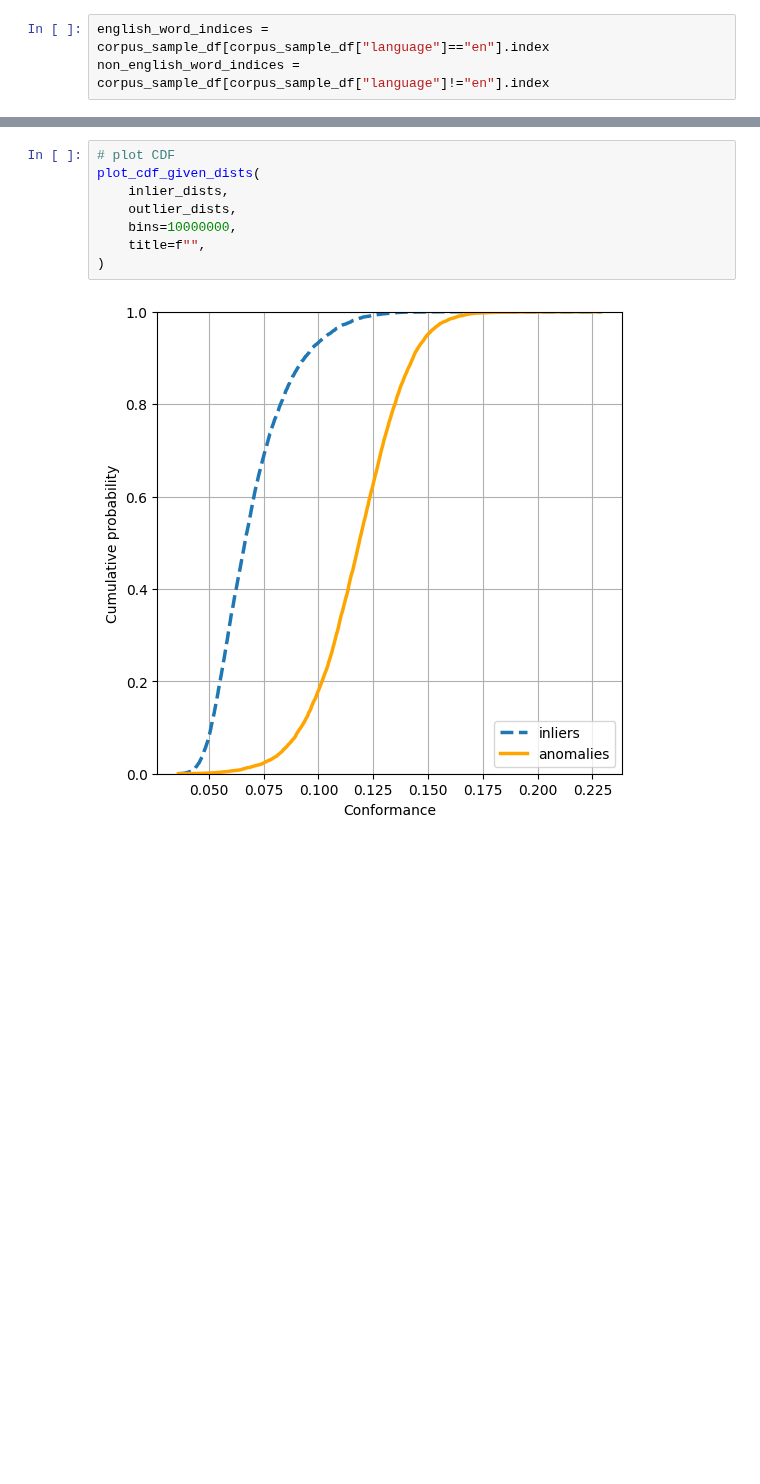
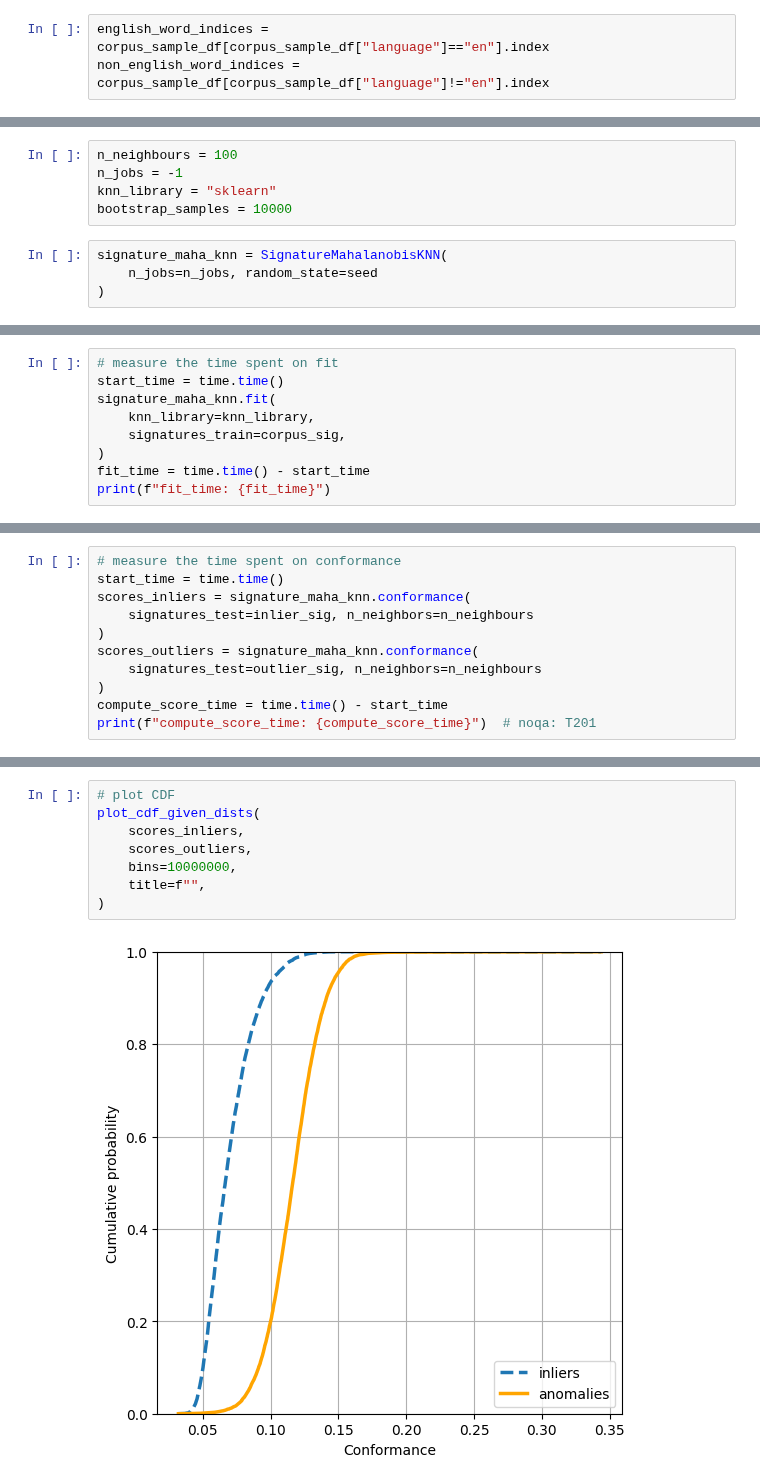
Before and after one commit to datasig-ac-uk/signature_applications, a Jupyter notebook: anomaly_detection_language_dataset/alphabet_analysis.ipynb, the cells around one changed output, grey strips where cells are left out. Saved outputs shown, nothing was run; the diff lists cells and outputs as text; blank space fills up the shorter version.

Commit message:
anomaly detection training and evaluating

```diff
--- a/anomaly_detection_language_dataset/alphabet_analysis.ipynb
+++ b/anomaly_detection_language_dataset/alphabet_analysis.ipynb
@@ -756,0 +668,9 @@ AUC: 0.954 +/- 0.001
+# %%
+n_neighbours = 100
+n_jobs = -1
+knn_library = "sklearn"
+bootstrap_samples = 10000
+# %%
+signature_maha_knn = SignatureMahalanobisKNN(
+    n_jobs=n_jobs, random_state=seed
+)
@@ -756,0 +679,9 @@ AUC: 0.954 +/- 0.001
+# %%
+# measure the time spent on fit
+start_time = time.time()
+signature_maha_knn.fit(
+    knn_library=knn_library,
+    signatures_train=corpus_sig,
+)
+fit_time = time.time() - start_time
+print(f"fit_time: {fit_time}")
@@ -756,0 +692,11 @@ AUC: 0.954 +/- 0.001
+# %%
+# measure the time spent on conformance
+start_time = time.time()
+scores_inliers = signature_maha_knn.conformance(
+    signatures_test=inlier_sig, n_neighbors=n_neighbours
+)
+scores_outliers = signature_maha_knn.conformance(
+    signatures_test=outlier_sig, n_neighbors=n_neighbours
+)
+compute_score_time = time.time() - start_time
+print(f"compute_score_time: {compute_score_time}")  # noqa: T201
@@ -757,10 +733,10 @@ AUC: 0.954 +/- 0.001
 # %%
 # plot CDF
 plot_cdf_given_dists(
-    inlier_dists,
-    outlier_dists,
+    scores_inliers,
+    scores_outliers,
     bins=10000000,
     title=f"",
 )
 # %% [output]
-[figure, old version]
+[figure, new version]
```
Also changed, not shown: parts of 90 cells of this notebook, 3 other files.
